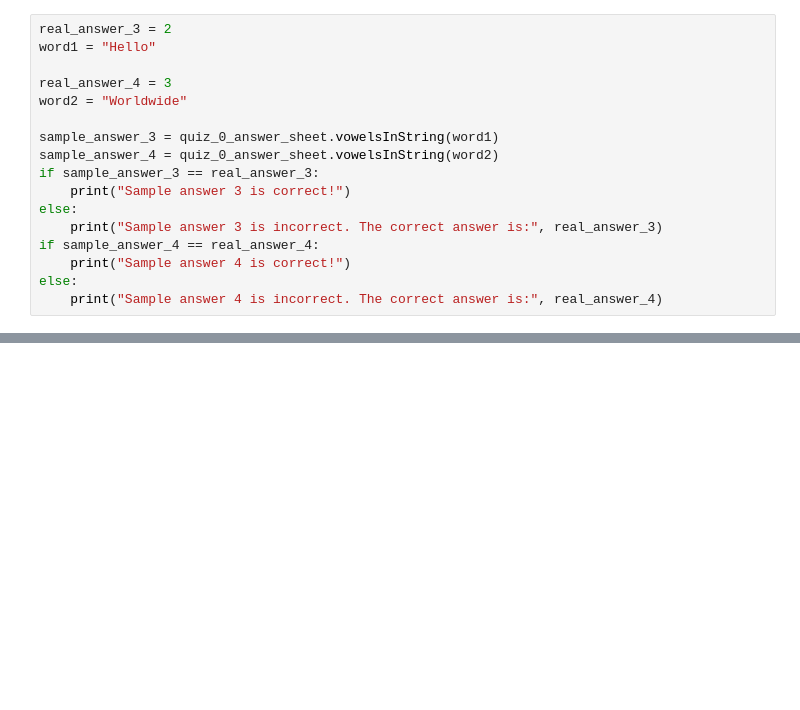
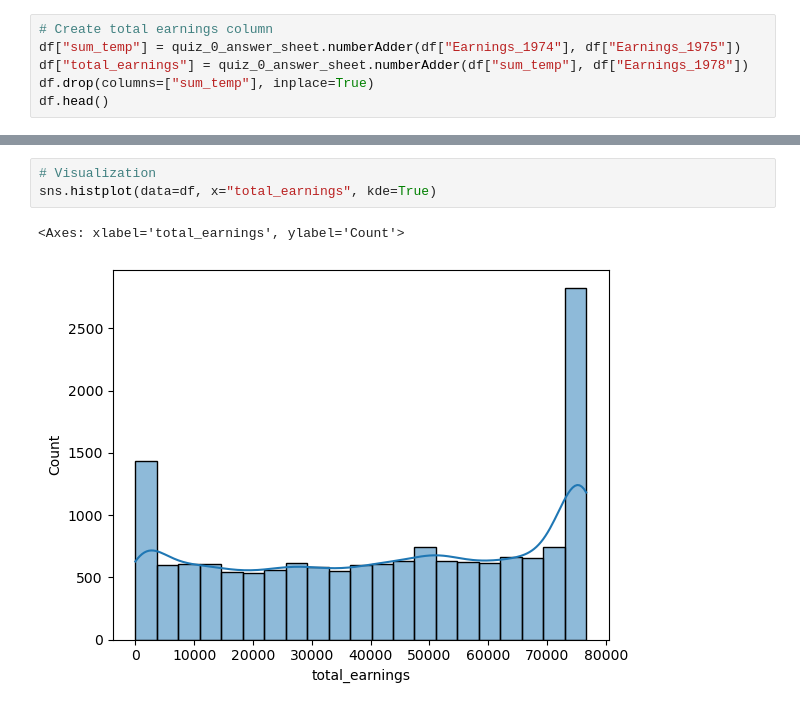
Before and after one commit to AkeemSemperDataScience/3450-Lab-0-Example-Students, a Jupyter notebook: START_Quiz_0.ipynb, the cells around one changed output, grey strips where cells are left out. Cells and saved outputs as stored; diff of their text form; blank space fills up the shorter version.

```diff
--- a/START_Quiz_0.ipynb
+++ b/START_Quiz_0.ipynb
@@ -29,18 +59,7 @@ Sample answer 2 is incorrect. The correct answer is: -9
 # %%
-real_answer_3 = 2
-word1 = "Hello"
-
-real_answer_4 = 3
-word2 = "Worldwide"
-
-sample_answer_3 = quiz_0_answer_sheet.vowelsInString(word1)
-sample_answer_4 = quiz_0_answer_sheet.vowelsInString(word2)
-if sample_answer_3 == real_answer_3:
-    print("Sample answer 3 is correct!")
-else:
-    print("Sample answer 3 is incorrect. The correct answer is:", real_answer_3)
-if sample_answer_4 == real_answer_4:
-    print("Sample answer 4 is correct!")
-else:
-    print("Sample answer 4 is incorrect. The correct answer is:", real_answer_4)
+# Create total earnings column
+df["sum_temp"] = quiz_0_answer_sheet.numberAdder(df["Earnings_1974"], df["Earnings_1975"])
+df["total_earnings"] = quiz_0_answer_sheet.numberAdder(df["sum_temp"], df["Earnings_1978"])
+df.drop(columns=["sum_temp"], inplace=True)
+df.head()
 # %% [output]
@@ -47,0 +72,6 @@ AttributeError: module 'quiz_0_answer_sheet' has no attribute 'wordCounter'
+# %%
+# Visualization
+sns.histplot(data=df, x="total_earnings", kde=True)
+# %% [output]
+<Axes: xlabel='total_earnings', ylabel='Count'>
+[figure, added]
```
Also changed, not shown: parts of 9 cells of this notebook, 4 other files.
